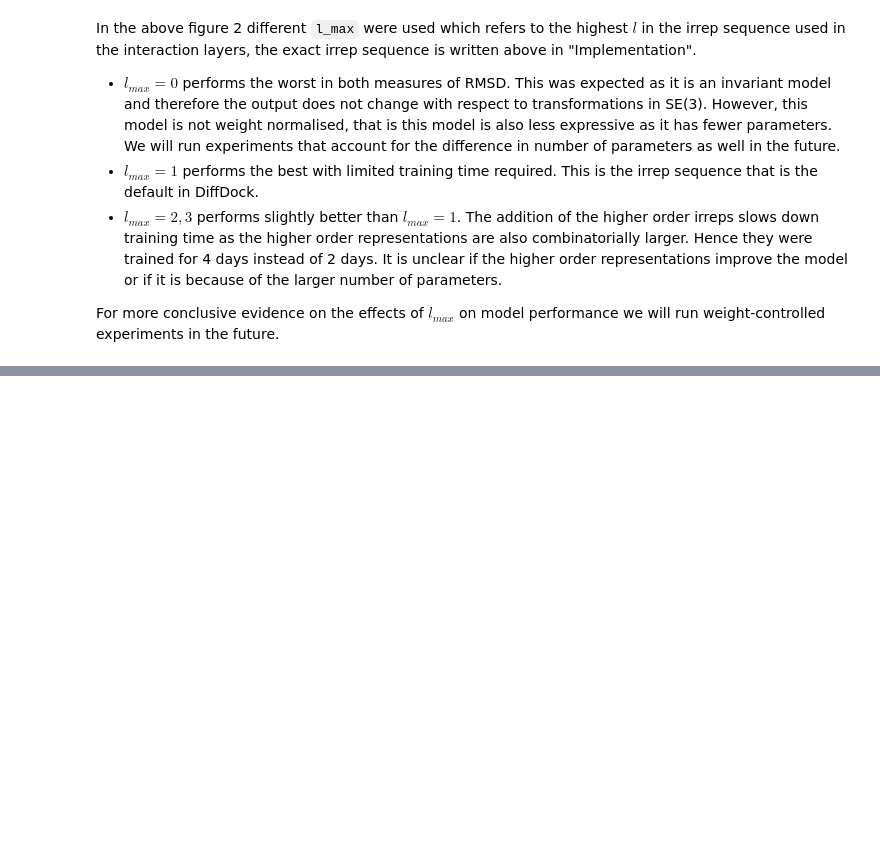
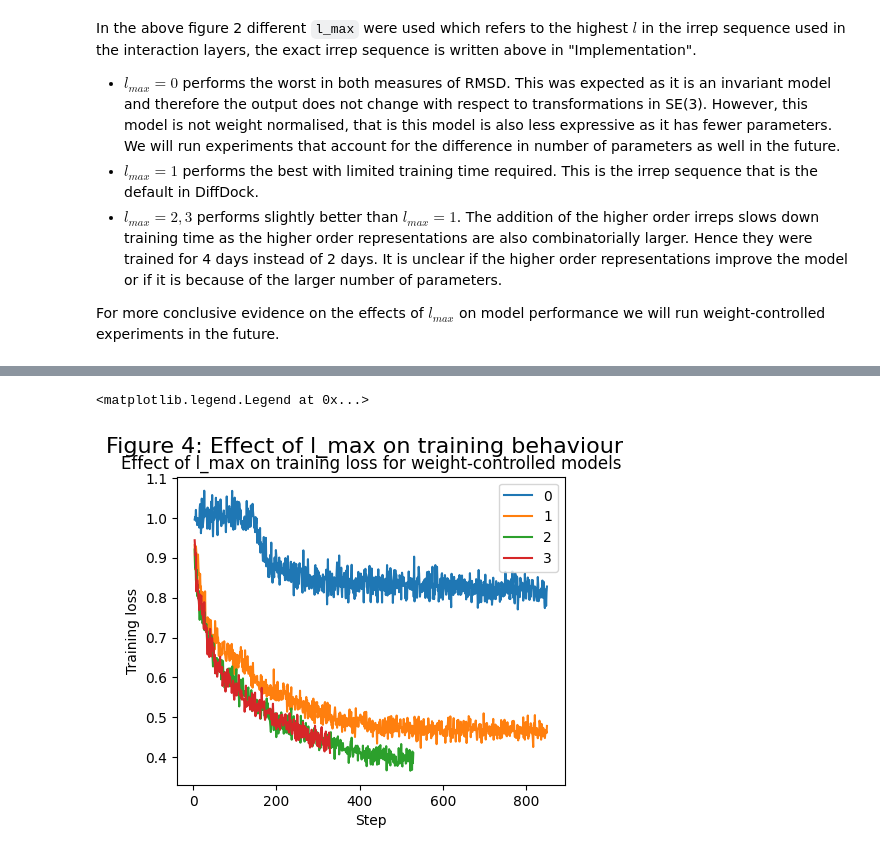
Before and after one commit to tomcobley/DiffDockExperiments, a Jupyter notebook: computational_essay_draft.ipynb, the cells around one changed output, grey strips where cells are left out. Saved outputs shown, nothing was run; the diff lists cells and outputs as text; code cells hidden in the pictures; blank space fills up the shorter version.

```diff
--- a/computational_essay_draft.ipynb
+++ b/computational_essay_draft.ipynb
@@ -554,0 +705,11 @@ For more conclusive evidence on the effects of $l_{max}$ on model performance we
+# %%
+valinf_rmsds_lt2 = pd.read_csv('results/weight_controlled/wandb_export_valinf_rmsds_lt2.csv')
+valinf_rmsds_lt2 = valinf_rmsds_lt2[[col for col in valinf_rmsds_lt2.columns if ("__MIN" not in col) or ("__MAX" not in col)]]
+# Keep running maximum of a column
+for col in valinf_rmsds_lt2.columns:
+    valinf_rmsds_lt2[f'{col}_best'] = valinf_rmsds_lt2[col].cummax()
+valinf_rmsds_lt5 = pd.read_csv('results/weight_controlled/wandb_export_valinf_rmsds_lt5.csv')
+valinf_rmsds_lt5 = valinf_rmsds_lt5[[col for col in valinf_rmsds_lt5.columns if ("__MIN" not in col) or ("__MAX" not in col)]]
+# Keep running maximum of a column
+for col in valinf_rmsds_lt5.columns:
+    valinf_rmsds_lt5[f'{col}_best'] = valinf_rmsds_lt5[col].cummax()
@@ -555,2 +840,39 @@ For more conclusive evidence on the effects of $l_{max}$ on model performance we
+# %%
+valinf_rmsds_lt2 = pd.read_csv('results/weight_controlled/wandb_export_train_loss.csv')
+valinf_rmsds_lt2 = valinf_rmsds_lt2[[col for col in valinf_rmsds_lt2.columns if ("__MIN" not in col) or ("__MAX" not in col)]]
+
+fig, ax = plt.subplots(1, 1, figsize=(5, 4))
+
+df = valinf_rmsds_lt2
+
+ax.plot(
+    df["Step"],
+    df[f"WC_lmax0_nv6_ns24 - train_loss"],
+    label="0"
+)
+ax.plot(
+    df["Step"],
+    df[f"WC_lmax1_nv5_ns18 - train_loss"],
+    label="1"
+)
+ax.plot(
+    df["Step"],
+    df[f"WC_lmax2_nv4_ns16 - train_loss"],
+    label="2"
+)
+ax.plot(
+    df["Step"],
+    df[f"WC_lmax3_nv4_ns14 - train_loss"],
+    label="3"
+)
+
+fig.suptitle("Figure 4: Effect of l_max on training behaviour", fontsize=16)
+ax.set_xlabel("Step")
+ax.set_ylabel(f"Training loss")
+ax.set_title(f"Effect of l_max on training loss for weight-controlled models")
+ax.legend()
+# %% [output]
+<matplotlib.legend.Legend at 0x...>
+[figure, added]
 # %% [markdown]
 ## Conclusions
```
Also changed, not shown: parts of 14 cells of this notebook.
